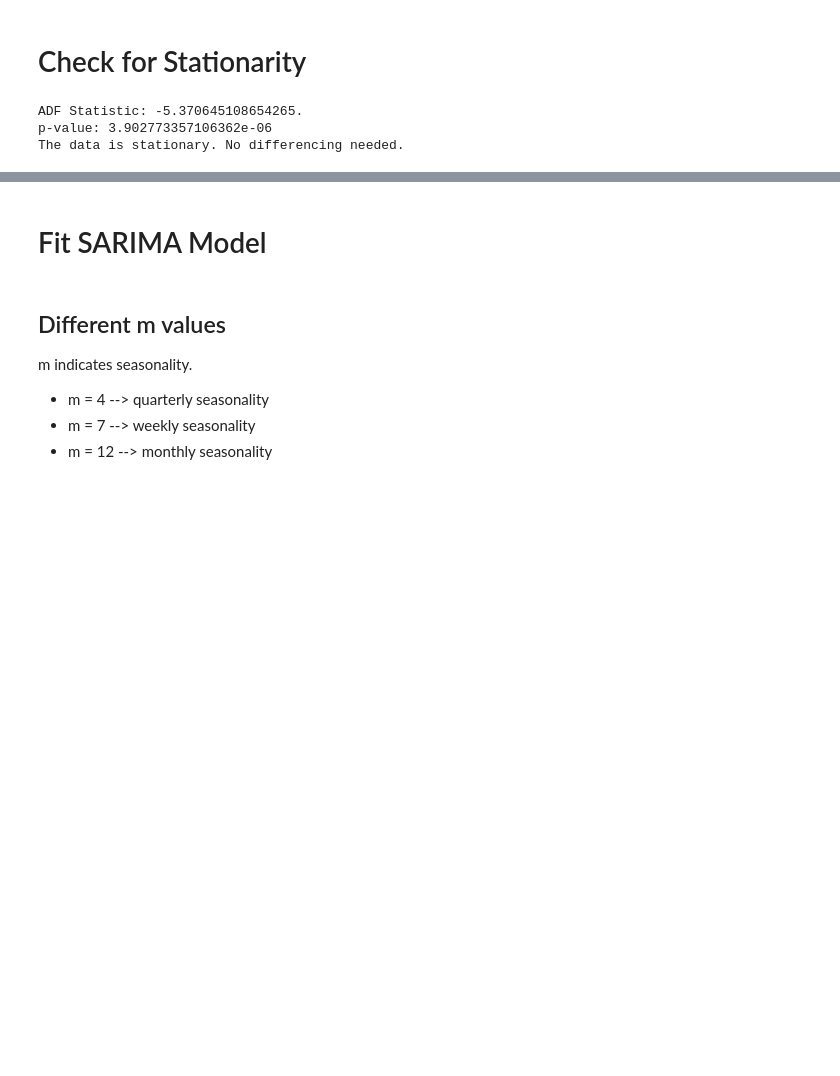
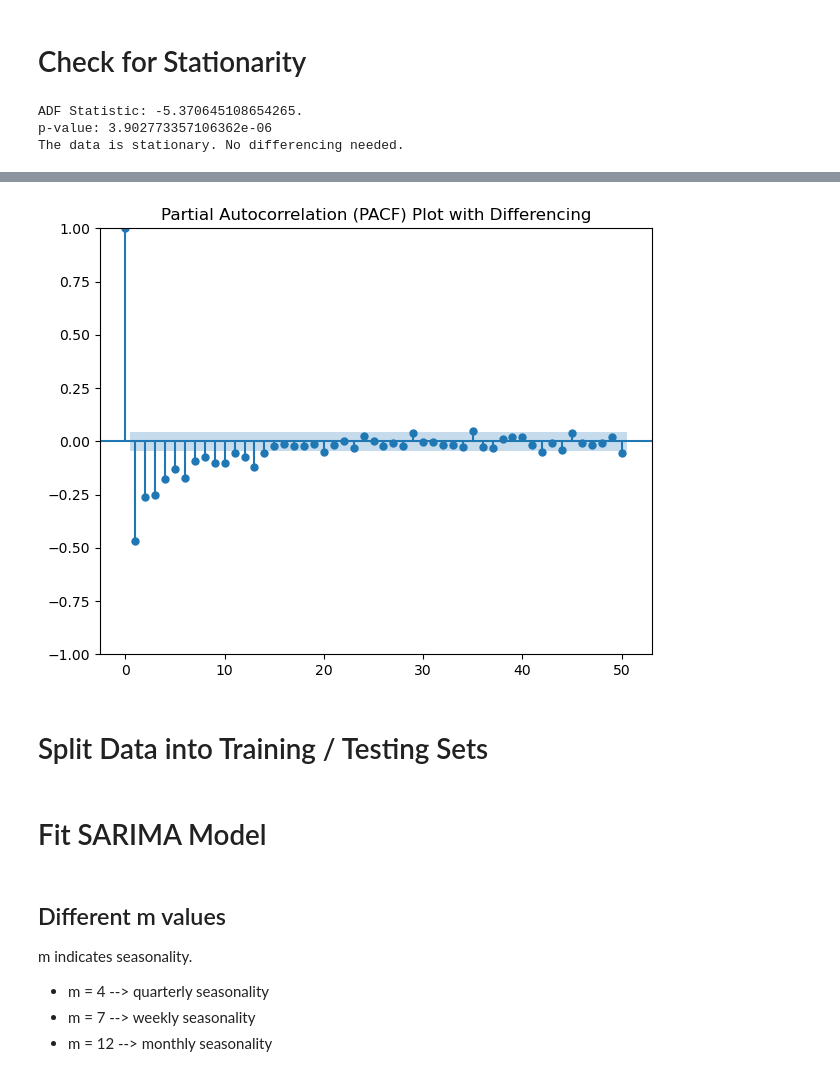
Before and after one commit to kelseymatsik/ds4002_project2, a Jupyter notebook: analysis.ipynb, the cells around one changed output, grey strips where cells are left out. Saved outputs shown, nothing was run; the diff lists cells and outputs as text; code cells hidden in the pictures; blank space fills up the shorter version.

```diff
--- a/analysis.ipynb
+++ b/analysis.ipynb
@@ -62,0 +103,14 @@ The data is stationary. No differencing needed.
+# %%
+# PACF Plot
+plt.figure(figsize=(12,5))
+
+plt.subplot(1,2,2)
+plot_pacf(daily_crime_counts_diff, lags=50, ax=plt.gca(), method="ywm")
+plt.title("Partial Autocorrelation (PACF) Plot with Differencing")
+
+plt.tight_layout()
+plt.show()
+# %% [output]
+[figure, added]
+# %% [markdown]
+# Split Data into Training / Testing Sets
```
Also changed, not shown: parts of 17 cells of this notebook.
